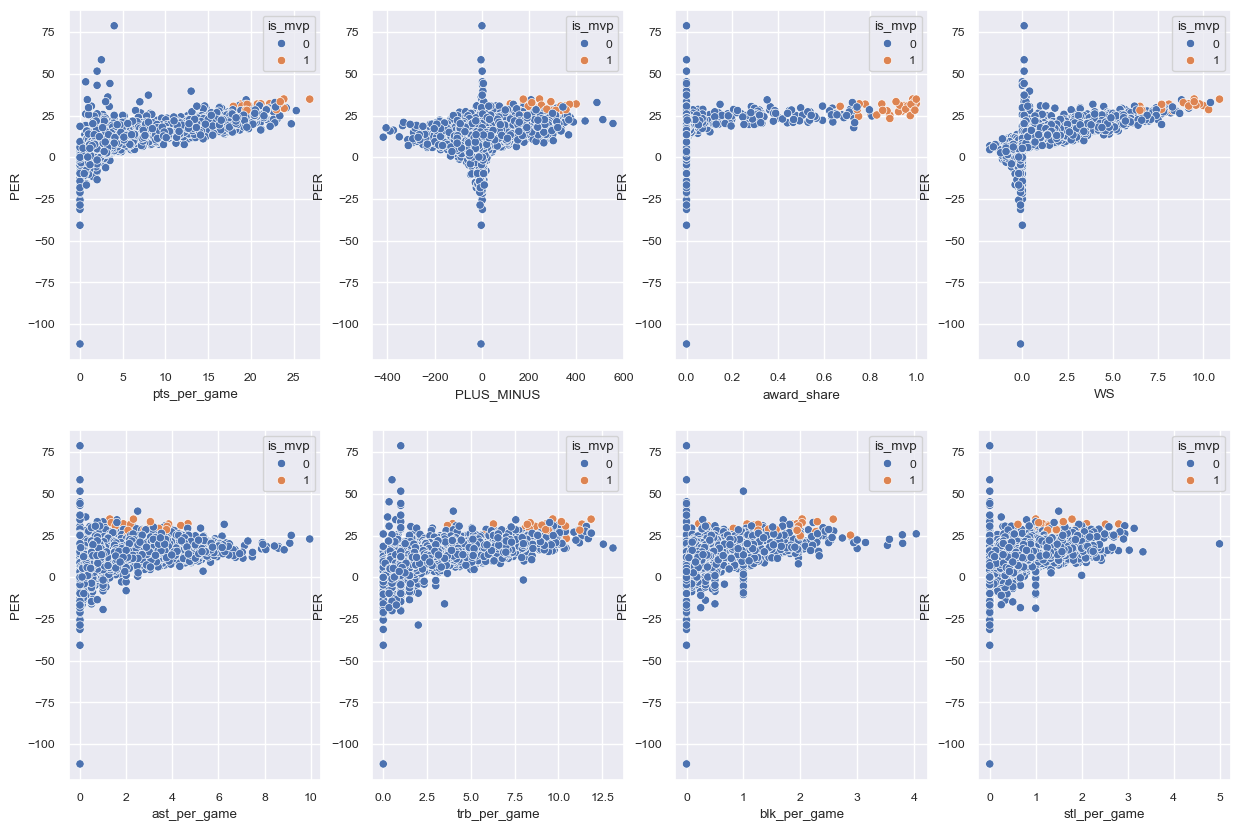
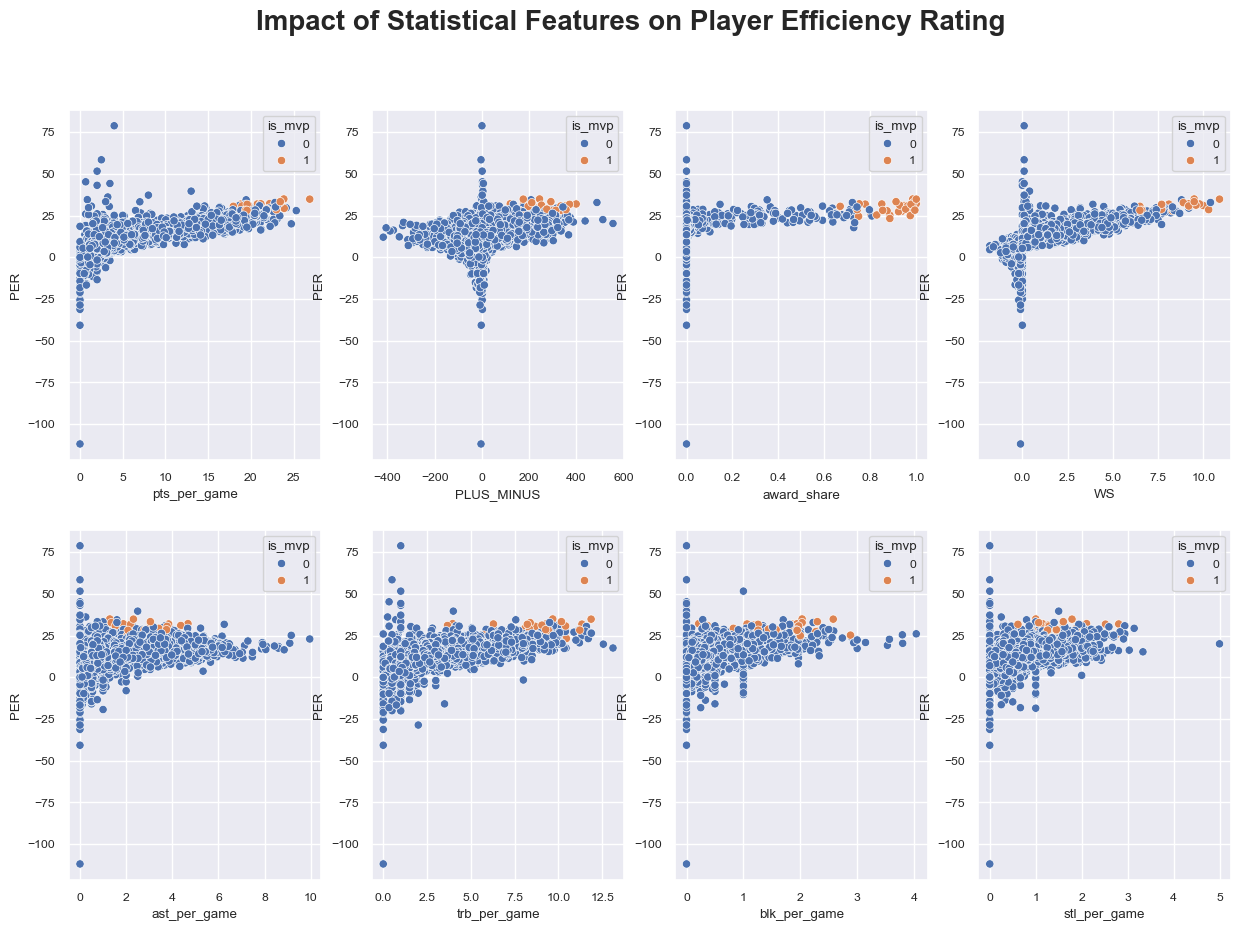
Unified diff of the notebook cell whose output changed from the first chart to the second:
--- before
+++ after
@@ -56,4 +56,4 @@
     ax=axes[1,3]
 )
-
+fig.suptitle('Impact of Statistical Features on Player Efficiency Rating', fontsize=20, fontweight='bold')
 plt.show()

Commit: enganced plots